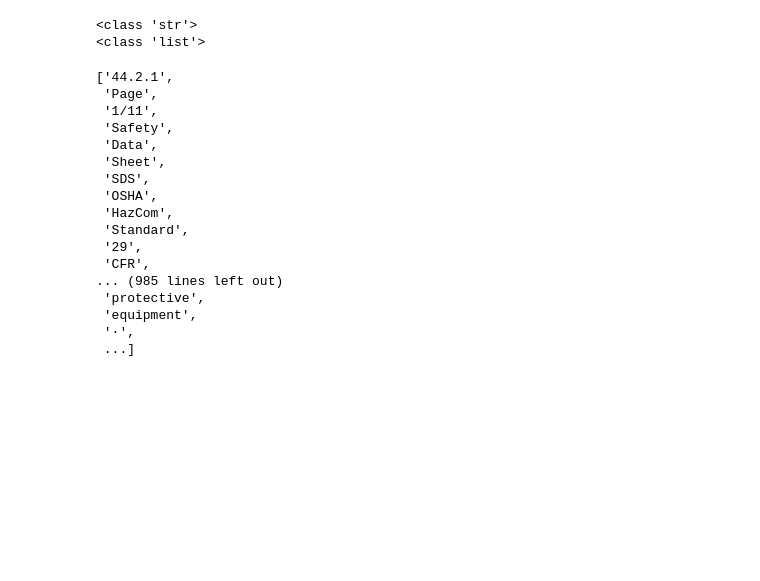
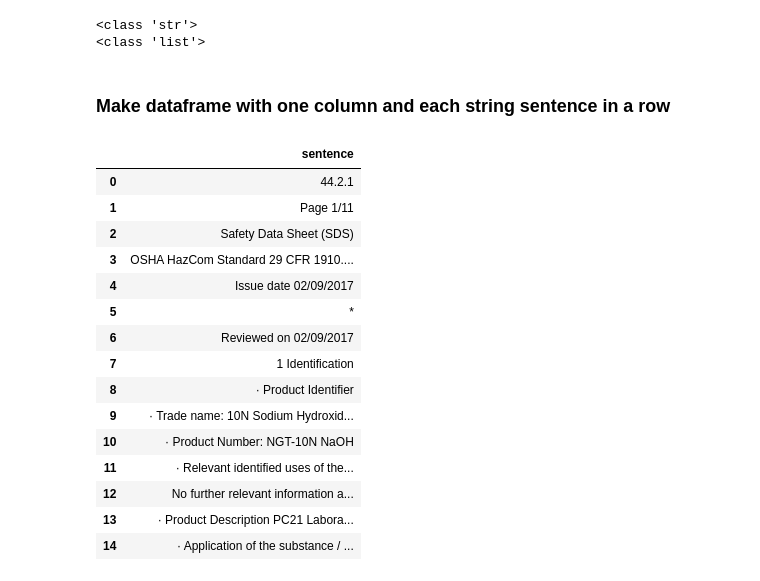
Before and after one commit to kustex/PDF_data_extractor_ML6, a Jupyter notebook: miner_text_generator_v3.ipynb, the cells around one changed output. Cells and saved outputs as stored; diff of their text form; code cells hidden in the pictures; blank space fills up the shorter version.

```diff
--- a/miner_text_generator_v3.ipynb
+++ b/miner_text_generator_v3.ipynb
@@ -56,20 +49,31 @@ keywords = [word for word in tokens if not word in stop_words and not word in pu
-# %%
-keywords
-# %% [output]
-['44.2.1',
- 'Page',
- '1/11',
- 'Safety',
- 'Data',
- 'Sheet',
- 'SDS',
- 'OSHA',
- 'HazCom',
- 'Standard',
- '29',
- 'CFR',
-... (985 lines left out)
- 'protective',
- 'equipment',
- '·',
- ...]
+# %% [markdown]
+### Make dataframe with one column and each string sentence in a row
+# %%
+import pandas as pd
+import numpy as np
+import textract
+import re
+
+while '' in splitted_text:
+    splitted_text.remove('')
+
+index = np.arange(0,len(splitted_text))
+df_text = pd.DataFrame(splitted_text, index=[index], columns=['sentence'])
+df_text.head(15)
+# %% [output]
+|  | sentence |
+| 0 | 44.2.1 |
+| 1 | Page 1/11 |
+| 2 | Safety Data Sheet (SDS) |
+| 3 | OSHA HazCom Standard 29 CFR 1910.... |
+| 4 | Issue date 02/09/2017 |
+| 5 | * |
+| 6 | Reviewed on 02/09/2017 |
+| 7 | 1 Identification |
+| 8 | · Product Identifier |
+| 9 | · Trade name: 10N Sodium Hydroxid... |
+| 10 | · Product Number: NGT-10N NaOH |
+| 11 | · Relevant identified uses of the... |
+| 12 | No further relevant information a... |
+| 13 | · Product Description PC21 Labora... |
+| 14 | · Application of the substance / ... |
```
Also changed, not shown: parts of 9 cells of this notebook.
